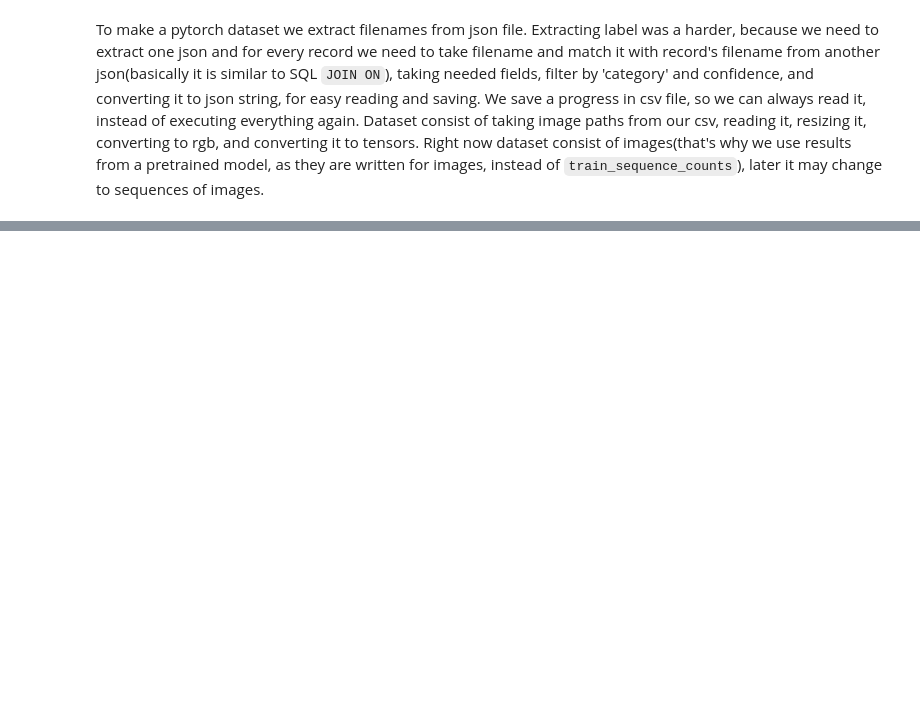
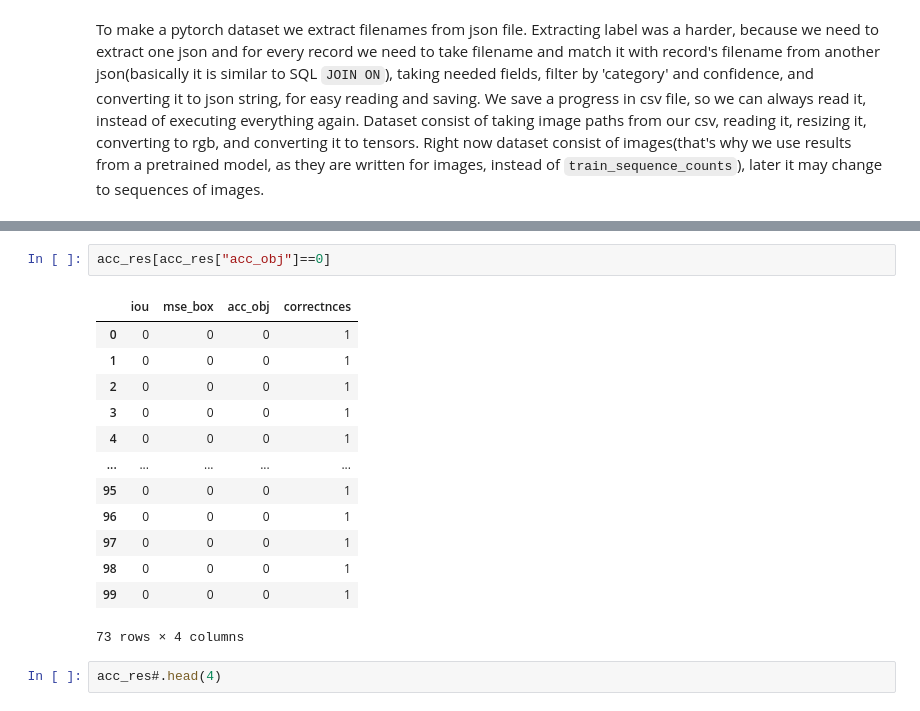
Before and after one commit to Sh41lD4n1n/computer-vision-project, a Jupyter notebook: model.ipynb, the cells around one changed output, grey strips where cells are left out. Drawn from its saved outputs; the diff is of its cells as text; blank space fills up the shorter version.

```diff
--- a/model.ipynb
+++ b/model.ipynb
@@ -112,0 +592,18 @@ train_loader = DataLoader(train_data, batch_size=BATCH_SIZE, shuffle=True)
+# %%
+acc_res[acc_res["acc_obj"]==0]
+# %% [output]
+|  | iou | mse_box | acc_obj | correctnces |
+| 0 | 0 | 0 | 0 | 1 |
+| 1 | 0 | 0 | 0 | 1 |
+| 2 | 0 | 0 | 0 | 1 |
+| 3 | 0 | 0 | 0 | 1 |
+| 4 | 0 | 0 | 0 | 1 |
+| ... | ... | ... | ... | ... |
+| 95 | 0 | 0 | 0 | 1 |
+| 96 | 0 | 0 | 0 | 1 |
+| 97 | 0 | 0 | 0 | 1 |
+| 98 | 0 | 0 | 0 | 1 |
+| 99 | 0 | 0 | 0 | 1 |
+73 rows × 4 columns
+# %%
+acc_res#.head(4)
```
Also changed, not shown: parts of 67 cells of this notebook.
